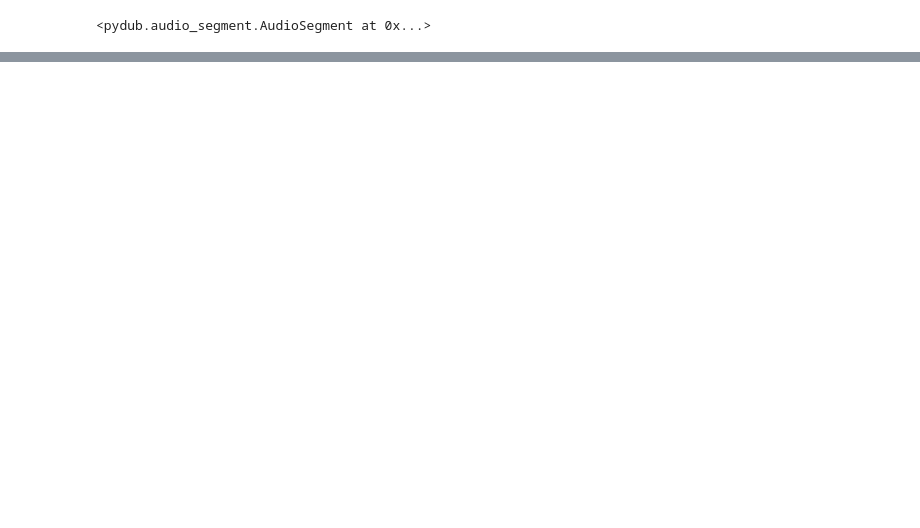
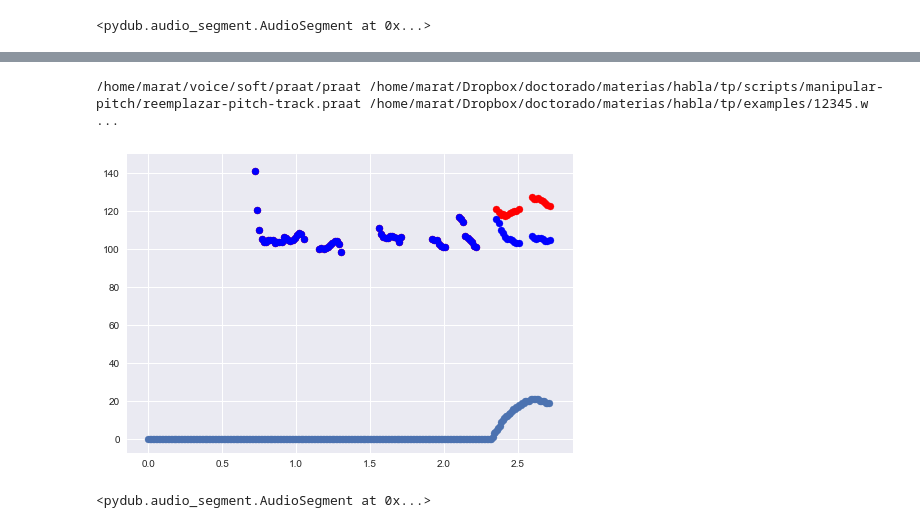
Before and after one commit to DamiFur/SpeechProcessTP1, a Jupyter notebook: questionify.ipynb, the cells around one changed output, grey strips where cells are left out. Drawn from its saved outputs; the diff is of its cells as text; code cells hidden in the pictures; blank space fills up the shorter version.

```diff
--- a/questionify.ipynb
+++ b/questionify.ipynb
@@ -66,0 +62,46 @@ scatter(time, x + values)
+# %%
+import copy
+
+wav_path = "examples/12345.wav"
+
+def questionify_tier(tier, increase_factor = 0.2, limit1=0.8, limit2=1.1):
+    time, values = tier["time"], tier["values"]
+
+    len(time)
+    l1 = time.min () + limit1 * (time.max() - time.min())
+    l2 = time.min () + limit2 * (time.max() - time.min())
+
+
+    """ Hice la cuenta de esto.."""
+    a = (-increase_factor * mu) / float((l2 - l1)/2)**2
+
+    def f(x):
+        if l1 <= x and x <= l2:
+            return a * (x - l1) * (x - l2)
+        else:
+            return 0
+
+    t = np.arange(0, time.max(), 0.01)
+    fv = np.vectorize(f)
+
+    scatter(t, fv(t))
+    x = fv(time)
+
+    scatter(time, x+values, color="red")
+    scatter(time, values, color="blue")
+    new_tier = copy.deepcopy(tier)
+
+    new_tier['values'] = x + values
+
+    return new_tier
+# %%
+question_tier = questionify_tier(tier, increase_factor = 0.2, limit1=0.8, limit2=1.1)
+
+utils.pitch_tier.replace_pitch_tier(wav_path, question_tier, "/tmp/question.wav")
+# %% [output]
+/home/marat/voice/soft/praat/praat /home/marat/Dropbox/doctorado/materias/habla/tp/scripts/manipular-pitch/reemplazar-pitch-track.praat /home/marat/Dropbox/doctorado/materias/habla/tp/examples/12345.w ...
+[figure, added]
+# %%
+AudioSegment.from_file("/tmp/question.wav")
+# %% [output]
+<pydub.audio_segment.AudioSegment at 0x...>
```
Also changed, not shown: parts of 19 cells of this notebook, 3 other files.
